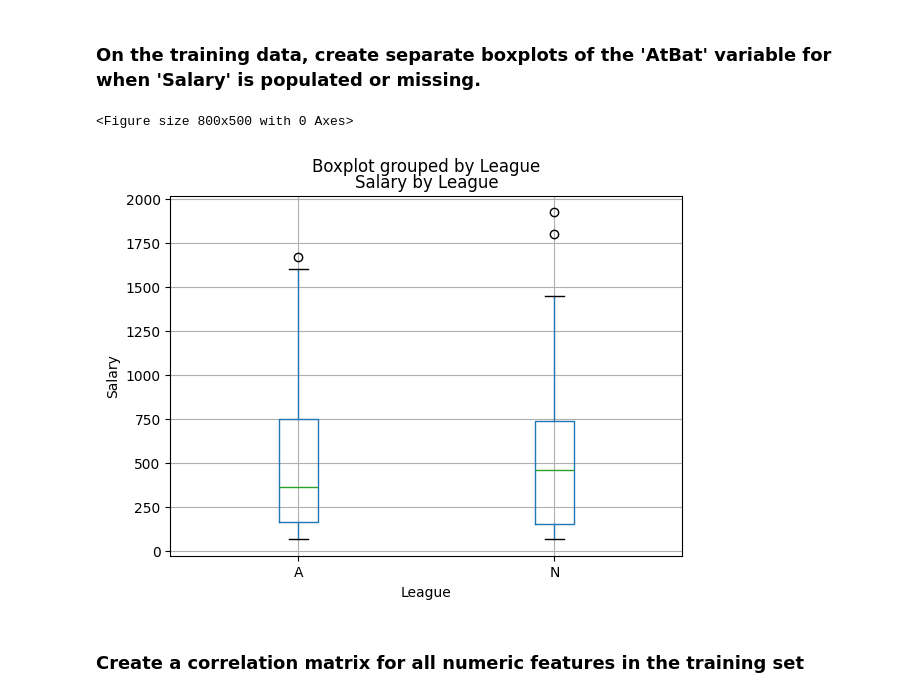
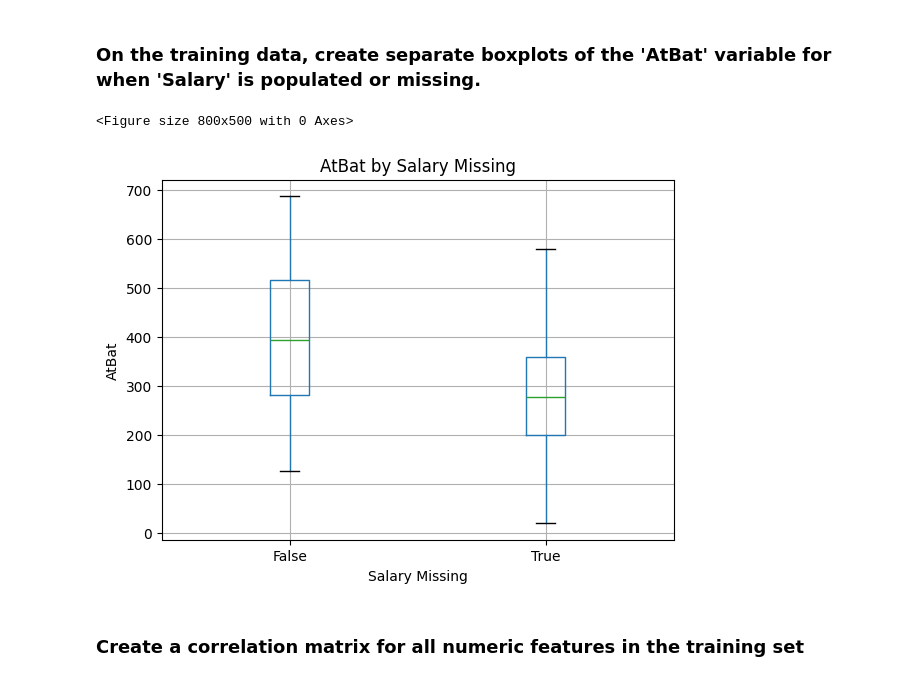
Before and after one commit to Alakazam992/code_2600, a Jupyter notebook: mod03_eda.ipynb, the cells around one changed output. Drawn from its saved outputs; the diff is of its cells as text; code cells hidden in the pictures.

```diff
--- a/mod03_eda.ipynb
+++ b/mod03_eda.ipynb
@@ -131,14 +131,16 @@ It could be that in a particular dataset, that instead of putting nothing into a
 # %%
 #fillin
 plt.figure(figsize=(8,5))
-Train.boxplot(column='Salary', by='League')
-plt.title('Salary by League')
-plt.xlabel('League')
-plt.ylabel('Salary')
+Train['Salary_missing'] = Train['Salary'].isna()
+Train.boxplot(column='AtBat', by='Salary_missing')
+plt.title('AtBat by Salary Missing')
+plt.suptitle('')
+plt.xlabel('Salary Missing')
+plt.ylabel('AtBat')
 plt.show()
 # %% [output]
 <Figure size 800x500 with 0 Axes>
-[figure, old version]
+[figure, new version]
 # %% [markdown]
 ### Create a correlation matrix for all numeric features in the training set
 # %%
```
Also changed, not shown: parts of 10 cells of this notebook.
